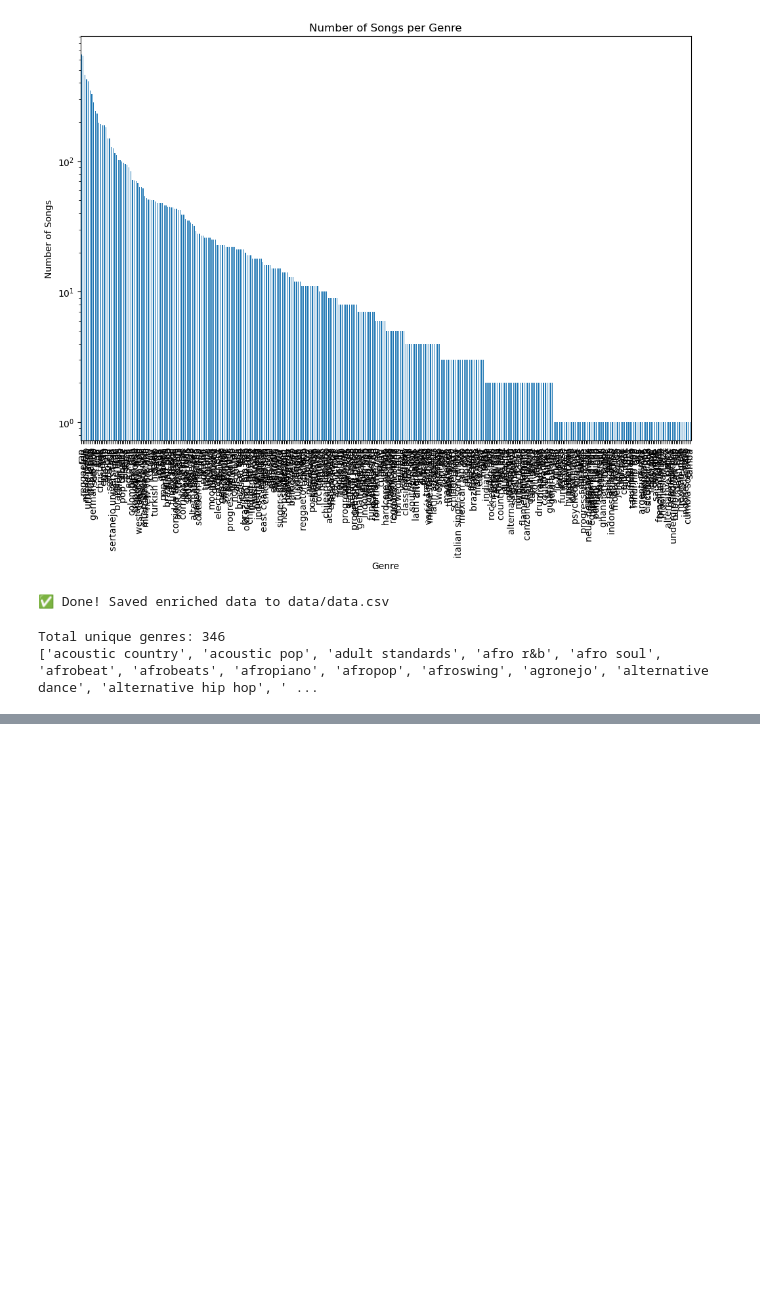
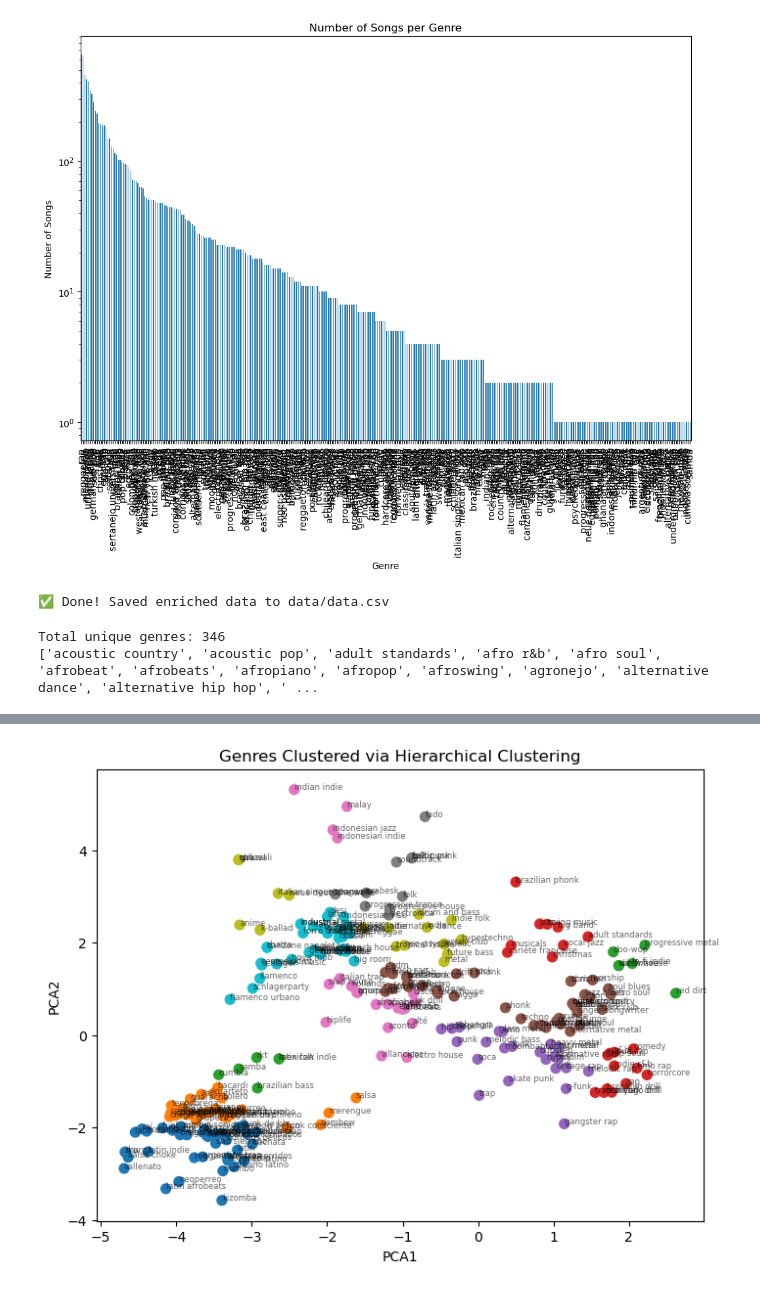
Before and after one commit to mickey59/AML_Spotify, a Jupyter notebook: vinita's playground.ipynb, the cells around one changed output, grey strips where cells are left out. Drawn from its saved outputs; the diff is of its cells as text; code cells hidden in the pictures; blank space fills up the shorter version.

```diff
--- a/vinita's playground.ipynb
+++ b/vinita's playground.ipynb
@@ -81,0 +255,20 @@ Total unique genres: 346
+# %%
+# 8. Choose Number of Clusters
+# ===============================
+num_clusters = 20  # adjust manually or optimize below
+clusters = fcluster(Z, num_clusters, criterion='maxclust')
+genre_pca['cluster'] = clusters
+
+# ===============================
+# 9. Visualize Clusters in PCA Space
+# ===============================
+plt.figure(figsize=(8, 6))
+plt.scatter(genre_pca['PCA1'], genre_pca['PCA2'], c=genre_pca['cluster'], cmap='tab10', s=50)
+for i, txt in enumerate(genre_pca['artist_genres']):
+    plt.annotate(txt, (genre_pca['PCA1'][i], genre_pca['PCA2'][i]), fontsize=6, alpha=0.6)
+plt.title("Genres Clustered via Hierarchical Clustering")
+plt.xlabel("PCA1")
+plt.ylabel("PCA2")
+plt.show()
+# %% [output]
+[figure, added]
```
Also changed, not shown: parts of 7 cells of this notebook, 1 other file.
